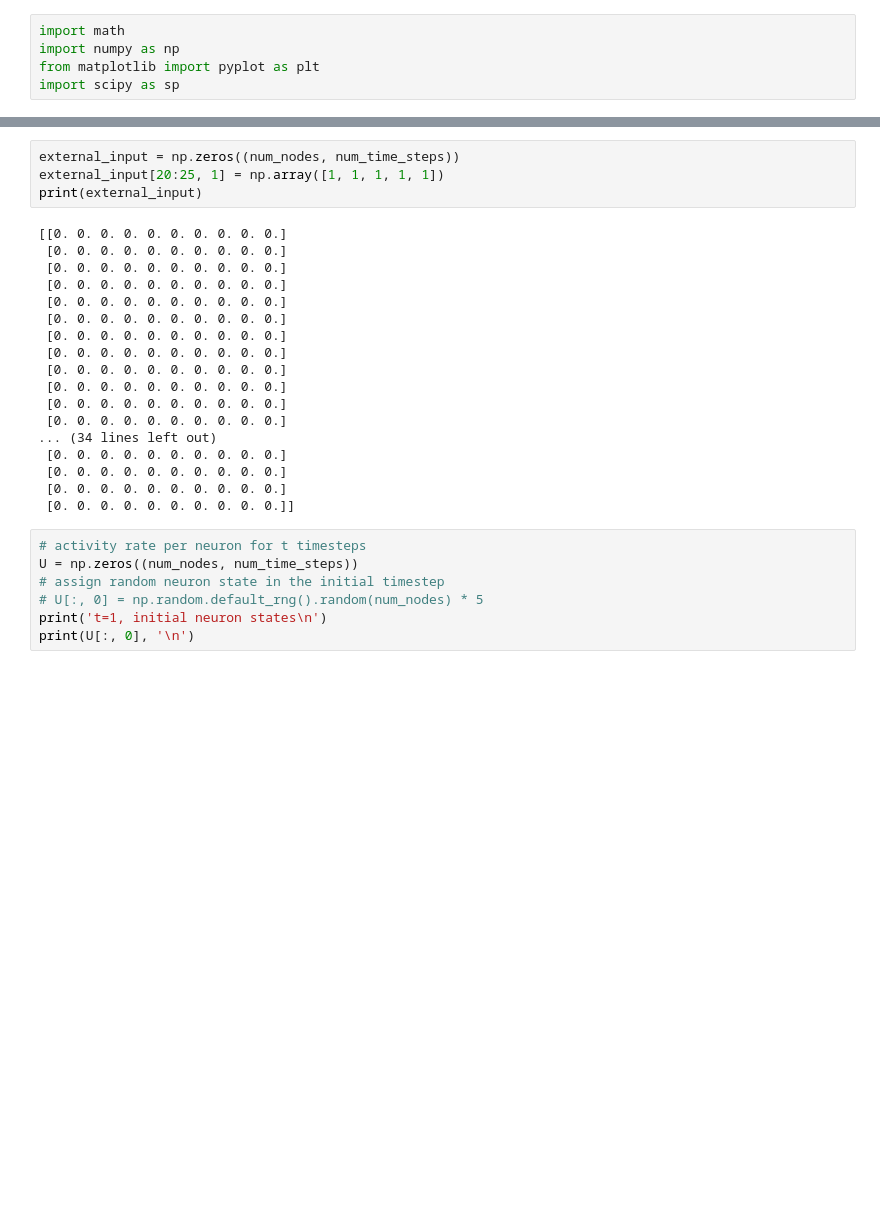
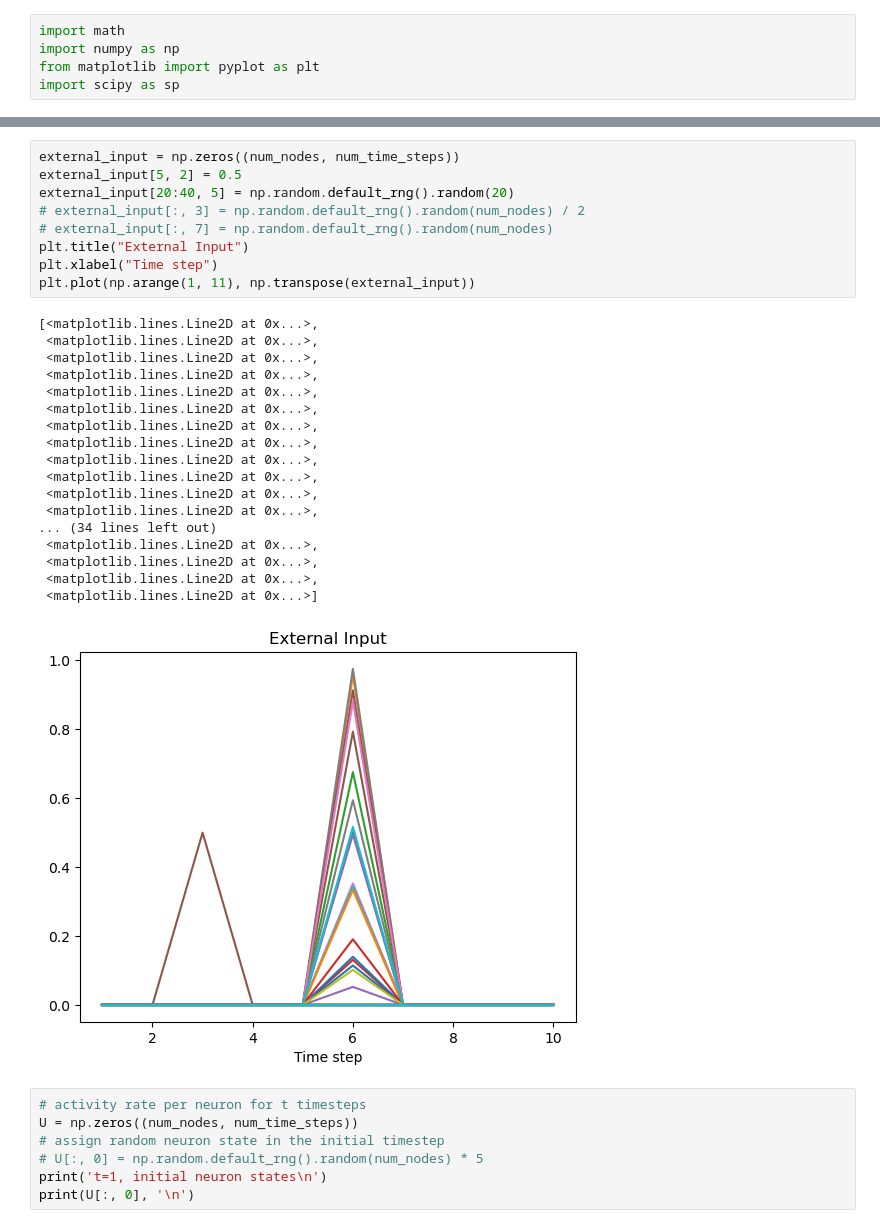
Before and after one commit to michealrm/Trappenberg_CAAN, a Jupyter notebook: caan_simulation.ipynb, the cells around one changed output, grey strips where cells are left out. Cells and saved outputs as stored; diff of their text form; blank space fills up the shorter version.

```diff
--- a/caan_simulation.ipynb
+++ b/caan_simulation.ipynb
@@ -39,25 +38,31 @@ print(w)
-# %%
-external_input = np.zeros((num_nodes, num_time_steps))
-external_input[20:25, 1] = np.array([1, 1, 1, 1, 1])
-print(external_input)
-# %% [output]
-[[0. 0. 0. 0. 0. 0. 0. 0. 0. 0.]
- [0. 0. 0. 0. 0. 0. 0. 0. 0. 0.]
- [0. 0. 0. 0. 0. 0. 0. 0. 0. 0.]
- [0. 0. 0. 0. 0. 0. 0. 0. 0. 0.]
- [0. 0. 0. 0. 0. 0. 0. 0. 0. 0.]
- [0. 0. 0. 0. 0. 0. 0. 0. 0. 0.]
- [0. 0. 0. 0. 0. 0. 0. 0. 0. 0.]
- [0. 0. 0. 0. 0. 0. 0. 0. 0. 0.]
- [0. 0. 0. 0. 0. 0. 0. 0. 0. 0.]
- [0. 0. 0. 0. 0. 0. 0. 0. 0. 0.]
- [0. 0. 0. 0. 0. 0. 0. 0. 0. 0.]
- [0. 0. 0. 0. 0. 0. 0. 0. 0. 0.]
-... (34 lines left out)
- [0. 0. 0. 0. 0. 0. 0. 0. 0. 0.]
- [0. 0. 0. 0. 0. 0. 0. 0. 0. 0.]
- [0. 0. 0. 0. 0. 0. 0. 0. 0. 0.]
- [0. 0. 0. 0. 0. 0. 0. 0. 0. 0.]]
+# %%
+external_input = np.zeros((num_nodes, num_time_steps))
+external_input[5, 2] = 0.5
+external_input[20:40, 5] = np.random.default_rng().random(20)
+# external_input[:, 3] = np.random.default_rng().random(num_nodes) / 2
+# external_input[:, 7] = np.random.default_rng().random(num_nodes)
+plt.title("External Input")
+plt.xlabel("Time step")
+plt.plot(np.arange(1, 11), np.transpose(external_input))
+# %% [output]
+[<matplotlib.lines.Line2D at 0x...>,
+ <matplotlib.lines.Line2D at 0x...>,
+ <matplotlib.lines.Line2D at 0x...>,
+ <matplotlib.lines.Line2D at 0x...>,
+ <matplotlib.lines.Line2D at 0x...>,
+ <matplotlib.lines.Line2D at 0x...>,
+ <matplotlib.lines.Line2D at 0x...>,
+ <matplotlib.lines.Line2D at 0x...>,
+ <matplotlib.lines.Line2D at 0x...>,
+ <matplotlib.lines.Line2D at 0x...>,
+ <matplotlib.lines.Line2D at 0x...>,
+ <matplotlib.lines.Line2D at 0x...>,
+... (34 lines left out)
+ <matplotlib.lines.Line2D at 0x...>,
+ <matplotlib.lines.Line2D at 0x...>,
+ <matplotlib.lines.Line2D at 0x...>,
+ <matplotlib.lines.Line2D at 0x...>]
+[figure, added]
 # %%
 # activity rate per neuron for t timesteps
 U = np.zeros((num_nodes, num_time_steps))
```
Also changed, not shown: parts of 6 cells of this notebook.
